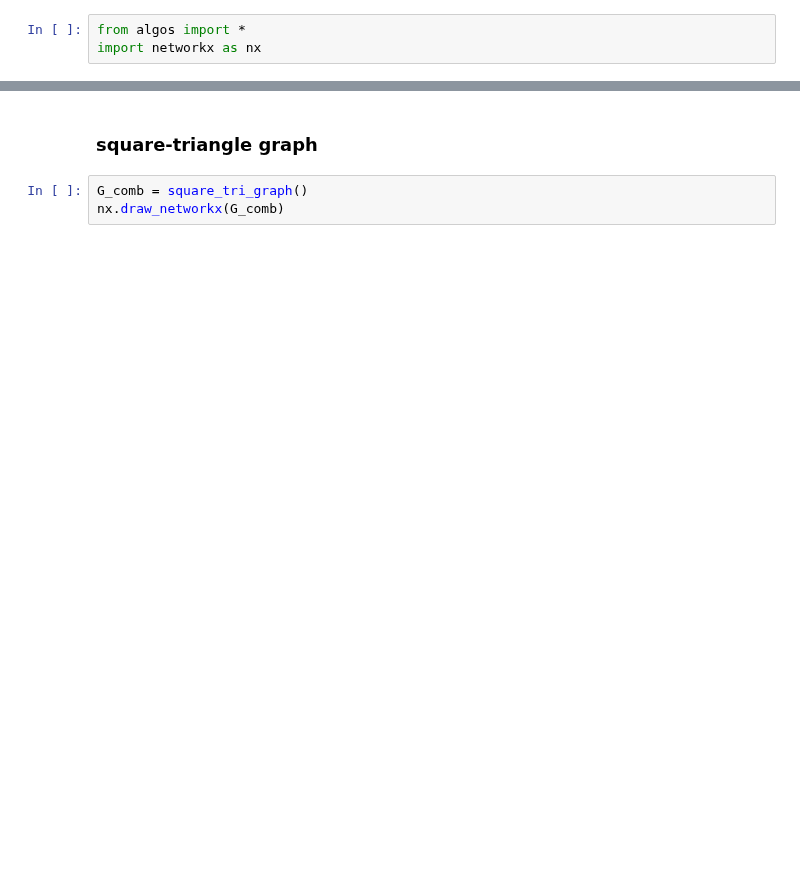
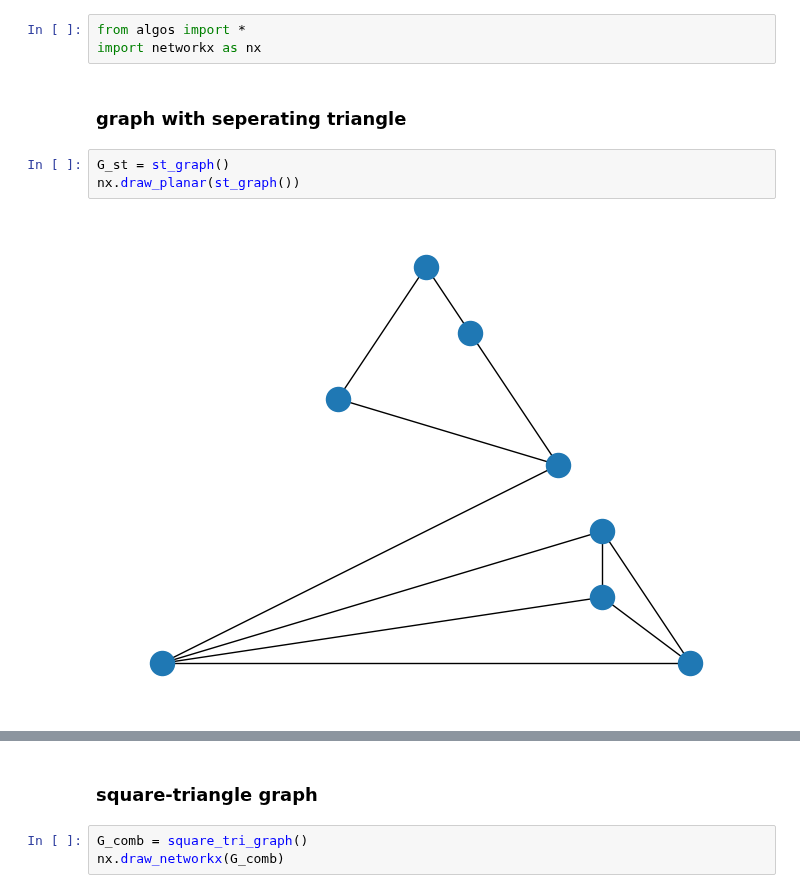
Before and after one commit to juliet29/bisht2022, a Jupyter notebook: test06_checks.ipynb, the cells around one changed output, grey strips where cells are left out. Cells and saved outputs as stored; diff of their text form; blank space fills up the shorter version.

Commit message:
seperating triangle

```diff
--- a/test06_checks.ipynb
+++ b/test06_checks.ipynb
@@ -1,3 +1,10 @@
 # %%
 from algos import *
 import networkx as nx
+# %% [markdown]
+### graph with seperating triangle
+# %%
+G_st = st_graph()
+nx.draw_planar(st_graph())
+# %% [output]
+[figure, added]
```
Also changed, not shown: parts of 9 cells of this notebook, 1 other file.
